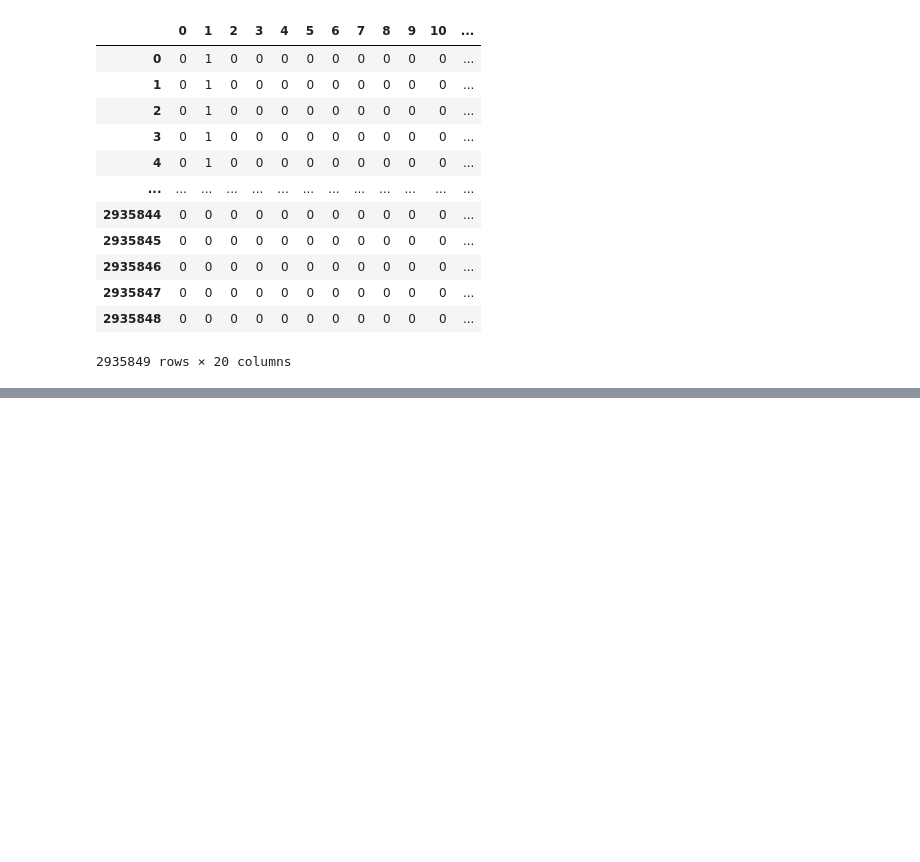
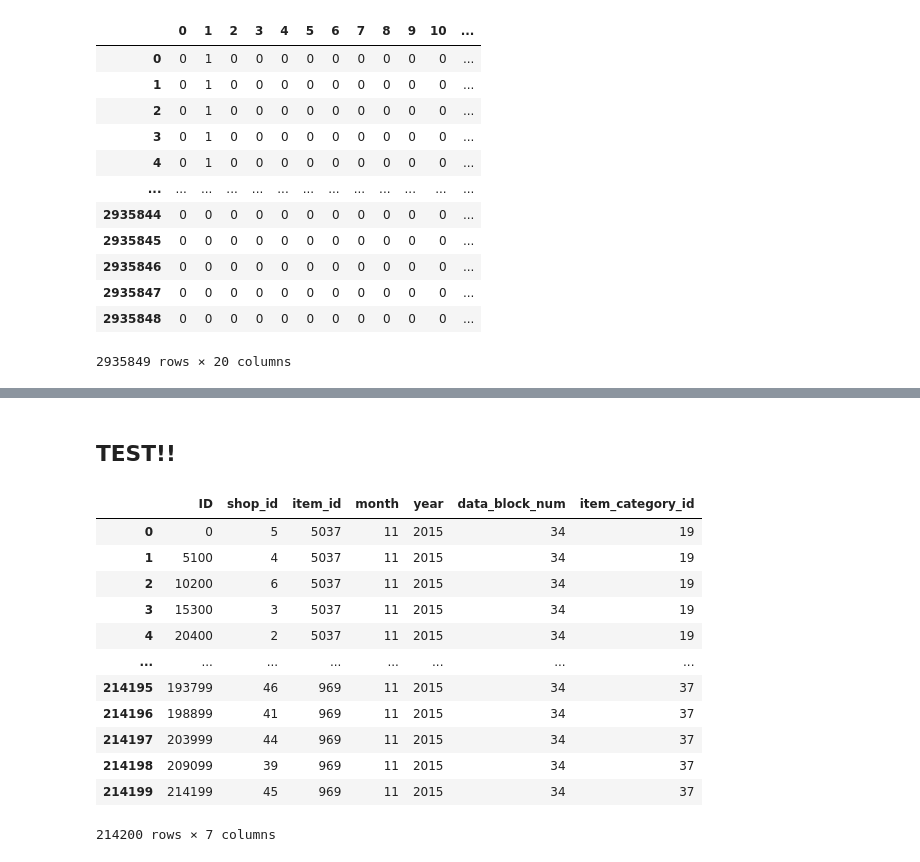
Before and after one commit to Around-30/Kaggle, a Jupyter notebook: Competitions/Predict Future Sales/implementation/data_load_final.ipynb, the cells around one changed output, grey strips where cells are left out. Saved outputs shown, nothing was run; the diff lists cells and outputs as text; code cells hidden in the pictures; blank space fills up the shorter version.

```diff
--- a/Competitions/Predict Future Sales/implementation/data_load_final.ipynb
+++ b/Competitions/Predict Future Sales/implementation/data_load_final.ipynb
@@ -465,0 +392,24 @@ train_
+# %% [markdown]
+## TEST!!
+# %%
+test['month'] = 11
+test['year'] = 2015
+test['data_block_num'] =34
+# %%
+test = pd.merge(test,items, on = 'item_id')
+# %%
+test.drop('item_name', axis =1)
+# %% [output]
+|  | ID | shop_id | item_id | month | year | data_block_num | item_category_id |
+| 0 | 0 | 5 | 5037 | 11 | 2015 | 34 | 19 |
+| 1 | 5100 | 4 | 5037 | 11 | 2015 | 34 | 19 |
+| 2 | 10200 | 6 | 5037 | 11 | 2015 | 34 | 19 |
+| 3 | 15300 | 3 | 5037 | 11 | 2015 | 34 | 19 |
+| 4 | 20400 | 2 | 5037 | 11 | 2015 | 34 | 19 |
+| ... | ... | ... | ... | ... | ... | ... | ... |
+| 214195 | 193799 | 46 | 969 | 11 | 2015 | 34 | 37 |
+| 214196 | 198899 | 41 | 969 | 11 | 2015 | 34 | 37 |
+| 214197 | 203999 | 44 | 969 | 11 | 2015 | 34 | 37 |
+| 214198 | 209099 | 39 | 969 | 11 | 2015 | 34 | 37 |
+| 214199 | 214199 | 45 | 969 | 11 | 2015 | 34 | 37 |
+214200 rows × 7 columns
```
Also changed, not shown: parts of 34 cells of this notebook, 9 other files.
